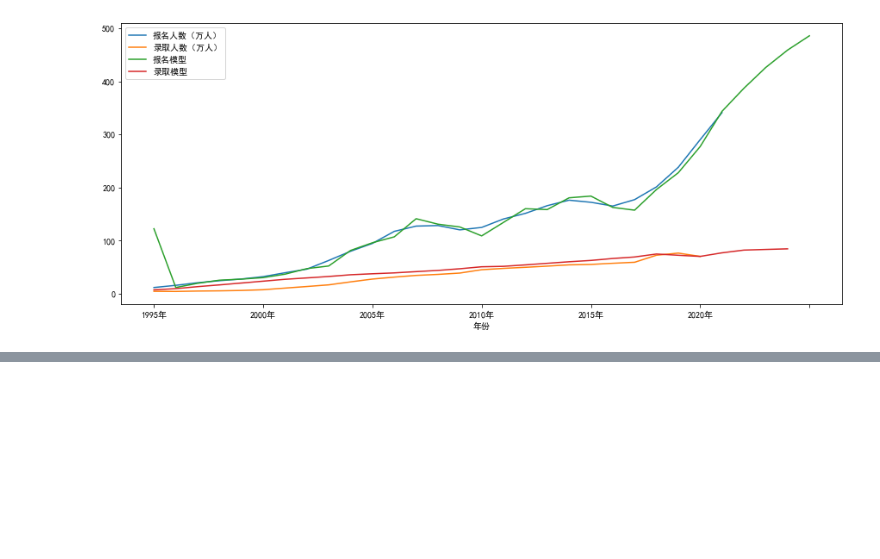
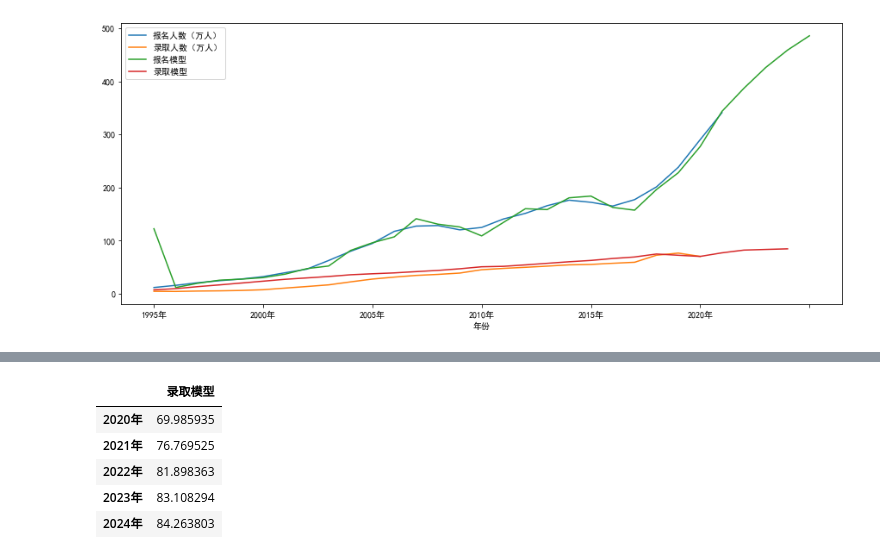
Before and after one commit to thales-ucas/postgrad, a Jupyter notebook: ts.ipynb, the cells around one changed output, grey strips where cells are left out. Cells and saved outputs as stored; diff of their text form; code cells hidden in the pictures; blank space fills up the shorter version.

```diff
--- a/ts.ipynb
+++ b/ts.ipynb
@@ -343,0 +353,9 @@ enrollfuture.plot(ax=ax)
+# %%
+enrollfuture[-5:]
+# %% [output]
+|  | 录取模型 |
+| 2020年 | 69.985935 |
+| 2021年 | 76.769525 |
+| 2022年 | 81.898363 |
+| 2023年 | 83.108294 |
+| 2024年 | 84.263803 |
```
Also changed, not shown: parts of 2 cells of this notebook, 1 other file.
